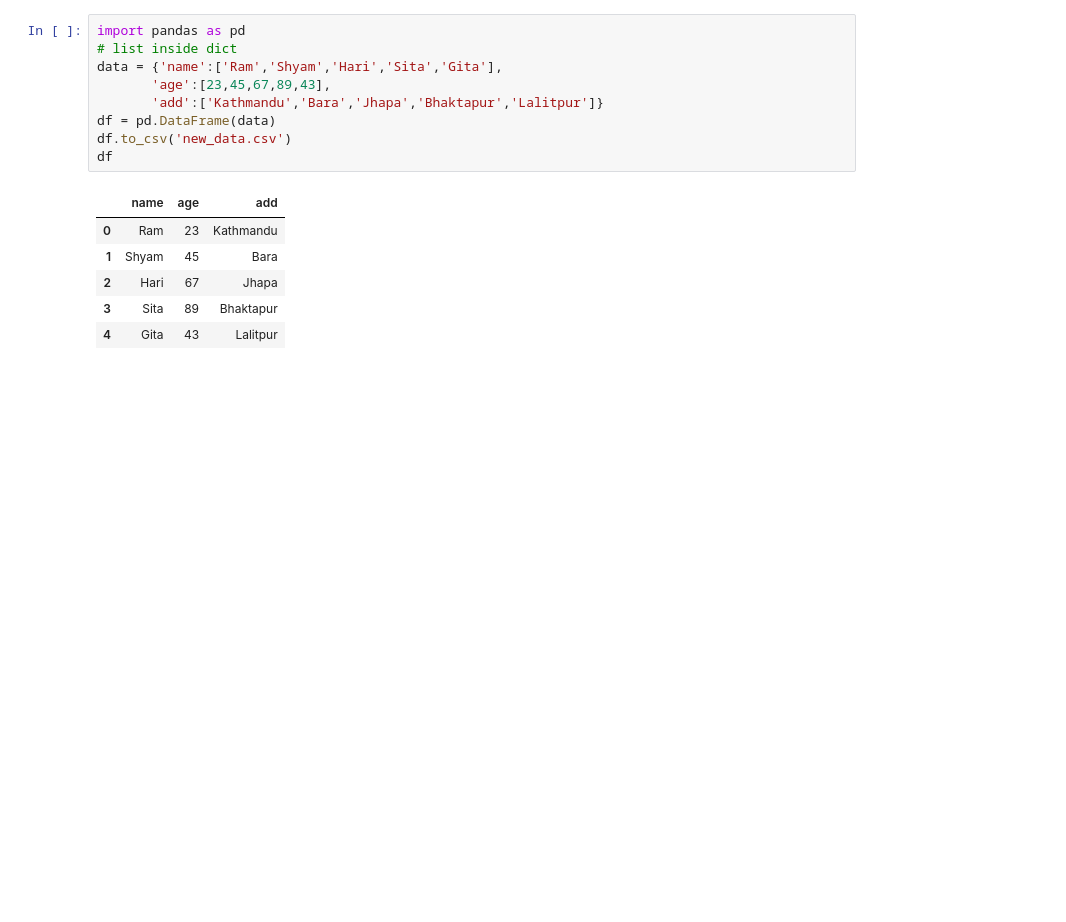
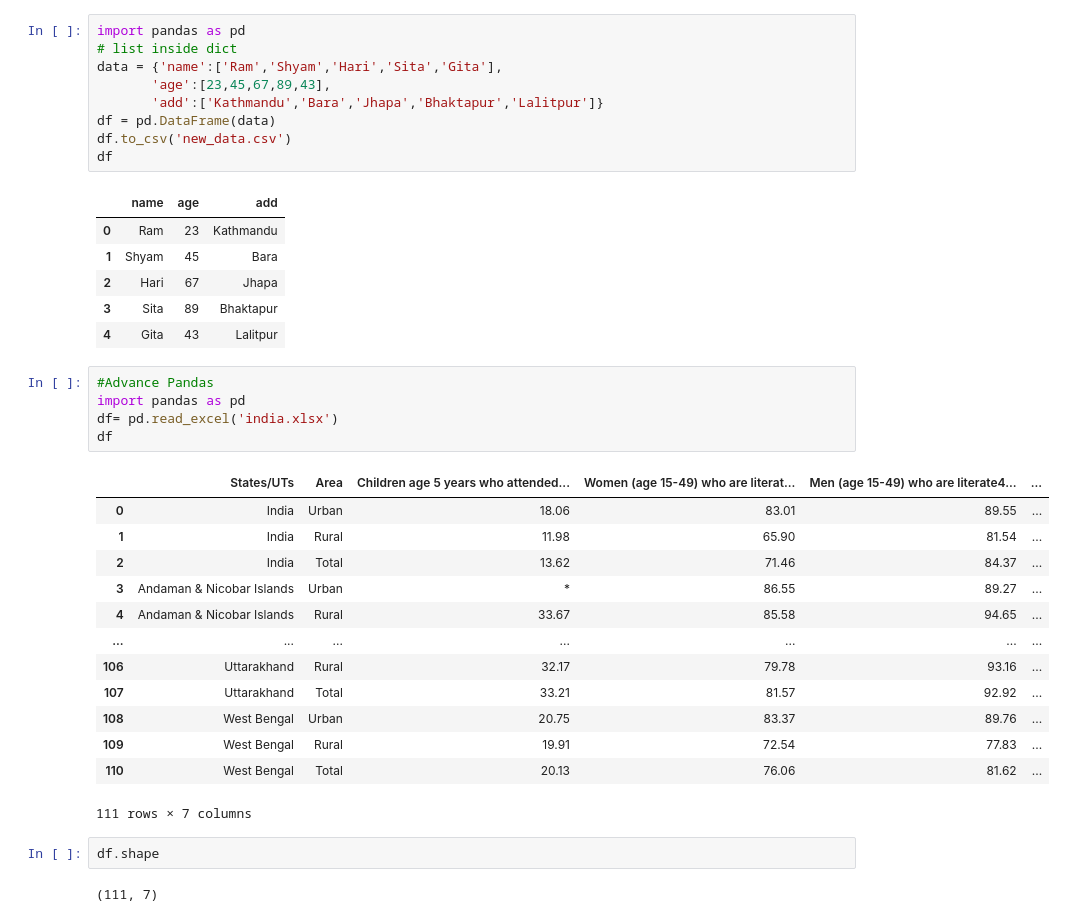
Before and after one commit to davidbhandari1/python1, a Jupyter notebook: Pandas.ipynb, the cells around one changed output. Saved outputs shown, nothing was run; the diff lists cells and outputs as text; blank space fills up the shorter version.

```diff
--- a/Pandas.ipynb
+++ b/Pandas.ipynb
@@ -100,3 +103,26 @@ df
 | 2 | Hari | 67 | Jhapa |
 | 3 | Sita | 89 | Bhaktapur |
 | 4 | Gita | 43 | Lalitpur |
+# %%
+#Advance Pandas
+import pandas as pd
+df= pd.read_excel('india.xlsx')
+df
+# %% [output]
+|  | States/UTs | Area | Children age 5 years who attended... | Women (age 15-49) who are literat... | Men (age 15-49) who are literate4... | ... |
+| 0 | India | Urban | 18.06 | 83.01 | 89.55 | ... |
+| 1 | India | Rural | 11.98 | 65.90 | 81.54 | ... |
+| 2 | India | Total | 13.62 | 71.46 | 84.37 | ... |
+| 3 | Andaman & Nicobar Islands | Urban | * | 86.55 | 89.27 | ... |
+| 4 | Andaman & Nicobar Islands | Rural | 33.67 | 85.58 | 94.65 | ... |
+| ... | ... | ... | ... | ... | ... | ... |
+| 106 | Uttarakhand | Rural | 32.17 | 79.78 | 93.16 | ... |
+| 107 | Uttarakhand | Total | 33.21 | 81.57 | 92.92 | ... |
+| 108 | West Bengal | Urban | 20.75 | 83.37 | 89.76 | ... |
+| 109 | West Bengal | Rural | 19.91 | 72.54 | 77.83 | ... |
+| 110 | West Bengal | Total | 20.13 | 76.06 | 81.62 | ... |
+111 rows × 7 columns
+# %%
+df.shape
+# %% [output]
+(111, 7)
```
Also changed, not shown: parts of 24 cells of this notebook, 6 other files.
